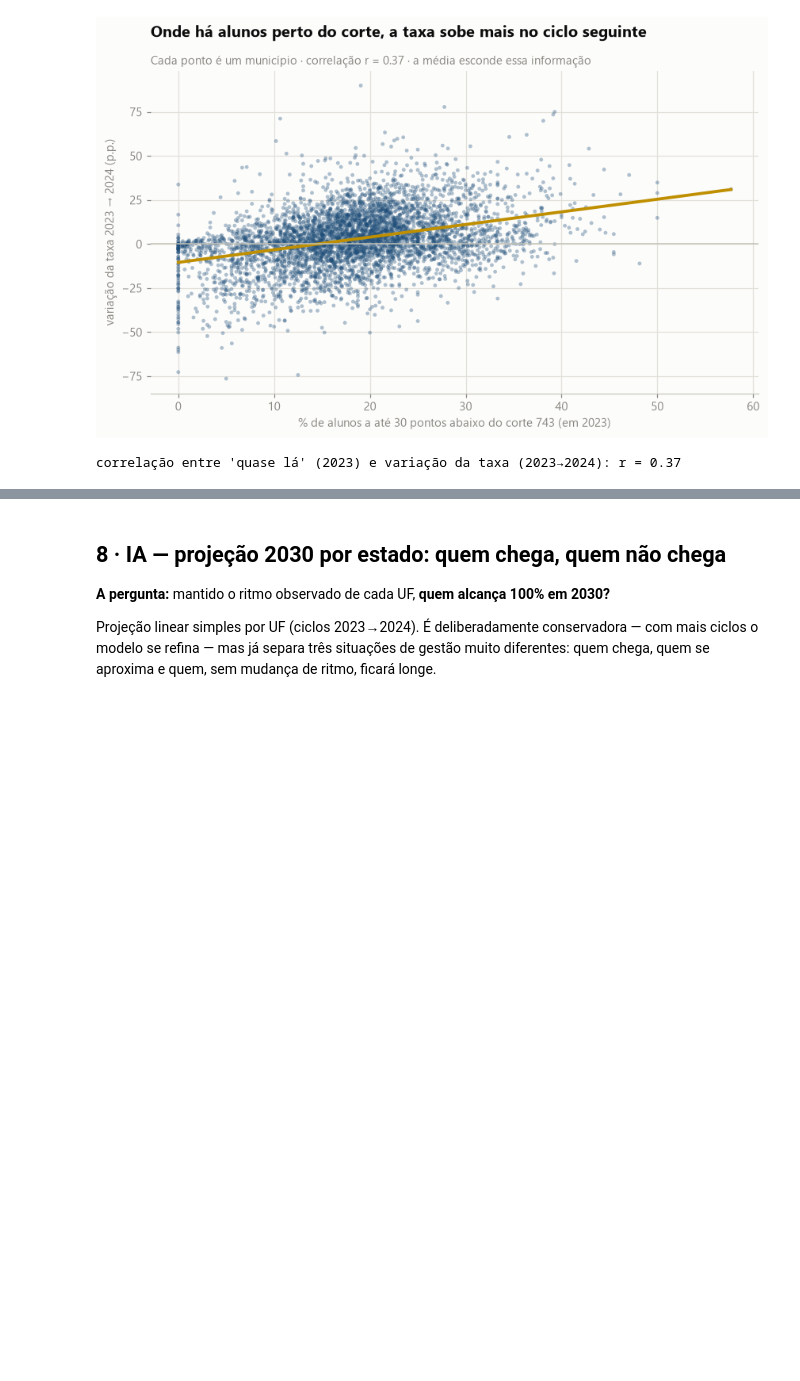
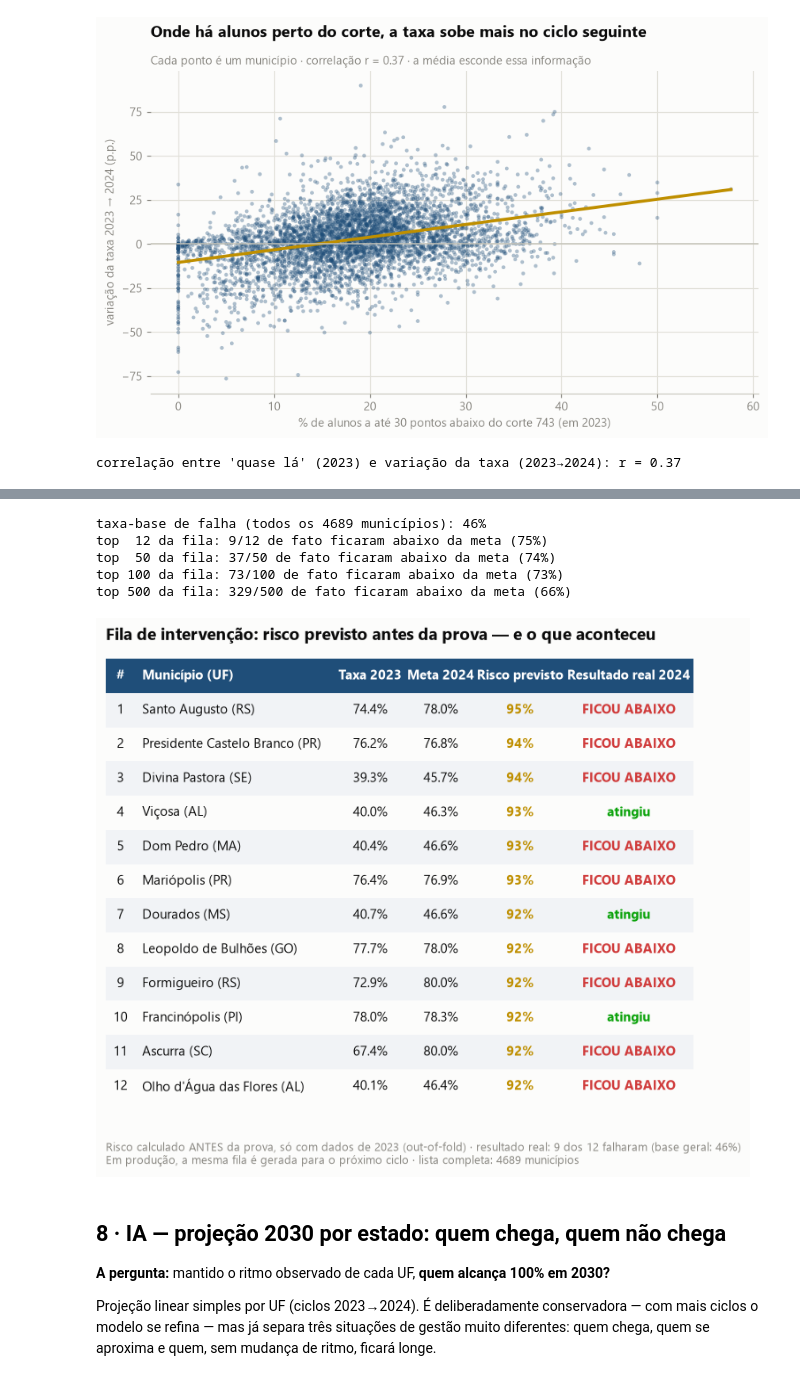
Before and after one commit to andreferraz-fiap-fase2/tech-challenge-fase2, a Jupyter notebook: notebooks/insights.ipynb, the cells around one changed output, grey strips where cells are left out. Saved outputs shown, nothing was run; the diff lists cells and outputs as text; code cells hidden in the pictures; blank space fills up the shorter version.

```diff
--- a/notebooks/insights.ipynb
+++ b/notebooks/insights.ipynb
@@ -627,3 +638,68 @@ correlação entre 'quase lá' (2023) e variação da taxa (2023→2024): r = 0.
+# %%
+# taxa de acerto do topo da fila vs base geral
+bt = (cbase.with_columns(pl.Series("risco", proba_oof))
+      .sort("risco", descending=True))
+base_falha = bt.filter(pl.col("atingiu_meta") == False).height / bt.height
+print(f"taxa-base de falha (todos os {bt.height} municípios): {base_falha:.0%}")
+for n in (12, 50, 100, 500):
+    top = bt.head(n)
+    falhou = top.filter(pl.col("atingiu_meta") == False).height
+    print(f"top {n:>3} da fila: {falhou}/{n} de fato ficaram abaixo da meta ({falhou/n:.0%})")
+
+# tabela-resumo do top 12, com o desfecho real (a imagem usada na apresentação)
+RED, GREEN = "#d03b3b", "#0ca30c"
+top12 = bt.head(12)
+n_falhou = top12.filter(pl.col("atingiu_meta") == False).height
+
+fig, ax = plt.subplots(figsize=(7.8, 6.4))
+ax.set_axis_off()
+cols = ["#", "Município (UF)", "Taxa 2023", "Meta 2024", "Risco previsto", "Resultado real 2024"]
+widths = [0.05, 0.34, 0.12, 0.12, 0.15, 0.22]
+x_edges = [sum(widths[:i]) for i in range(len(widths) + 1)]
+n = top12.height
+row_h = 1.0 / (n + 2)
+ax.add_patch(plt.Rectangle((0, 1.0 - row_h), 1, row_h, color=NAVY, ec="none",
+                           transform=ax.transAxes))
+for j, c in enumerate(cols):
+    ha = "left" if j == 1 else "center"
+    x = x_edges[j] + (0.012 if ha == "left" else widths[j] / 2)
+    ax.text(x, 1.0 - row_h / 2, c, transform=ax.transAxes, ha=ha, va="center",
+            fontsize=9.8, fontweight="bold", color="white")
+for i, row in enumerate(top12.iter_rows(named=True)):
+    y = 1.0 - (i + 2) * row_h
+    if i % 2 == 0:
+        ax.add_patch(plt.Rectangle((0, y), 1, row_h, color="#F1F3F6", ec="none",
+                                   transform=ax.transAxes))
+    falhou = row["atingiu_meta"] is False
+    vals = [
+        (f"{i + 1}", INK, "normal"),
+        (f"{row['nome_municipio']} ({row['sigla_uf']})", INK, "normal"),
+        (f"{row['taxa_ano_anterior']:.1f}%", INK, "normal"),
+        (f"{row['meta_alfabetizacao']:.1f}%", INK, "normal"),
+        (f"{row['risco'] * 100:.0f}%", GOLD, "bold"),
+        ("FICOU ABAIXO" if falhou else "atingiu", RED if falhou else GREEN, "bold"),
+    ]
+    for j, (v, cor, peso) in enumerate(vals):
+        ha = "left" if j == 1 else "center"
+        x = x_edges[j] + (0.012 if ha == "left" else widths[j] / 2)
+        ax.text(x, y + row_h / 2, v, transform=ax.transAxes, ha=ha, va="center",
+                fontsize=9.6, color=cor, fontweight=peso)
+ax.text(0, 1.0 - (n + 2) * row_h - 0.008,
+        f"Risco calculado ANTES da prova, só com dados de 2023 (out-of-fold) · resultado real: "
+        f"{n_falhou} dos 12 falharam (base geral: {base_falha:.0%})\n"
+        f"Em produção, a mesma fila é gerada para o próximo ciclo · lista completa: {bt.height} municípios",
+        transform=ax.transAxes, fontsize=8.3, color=MUTED, va="top")
+ax.set_title("Fila de intervenção: risco previsto antes da prova — e o que aconteceu",
+             loc="left", fontsize=12.5, fontweight="bold", color=INK, pad=14)
+salva(fig, "13_backtest_priorizacao")
+plt.show()
+# %% [output]
+taxa-base de falha (todos os 4689 municípios): 46%
+top  12 da fila: 9/12 de fato ficaram abaixo da meta (75%)
+top  50 da fila: 37/50 de fato ficaram abaixo da meta (74%)
+top 100 da fila: 73/100 de fato ficaram abaixo da meta (73%)
+top 500 da fila: 329/500 de fato ficaram abaixo da meta (66%)
+[figure, added]
 # %% [markdown]
 ## 8 · IA — projeção 2030 por estado: quem chega, quem não chega
 
```
Also changed, not shown: parts of 3 cells of this notebook, 1 other file.
